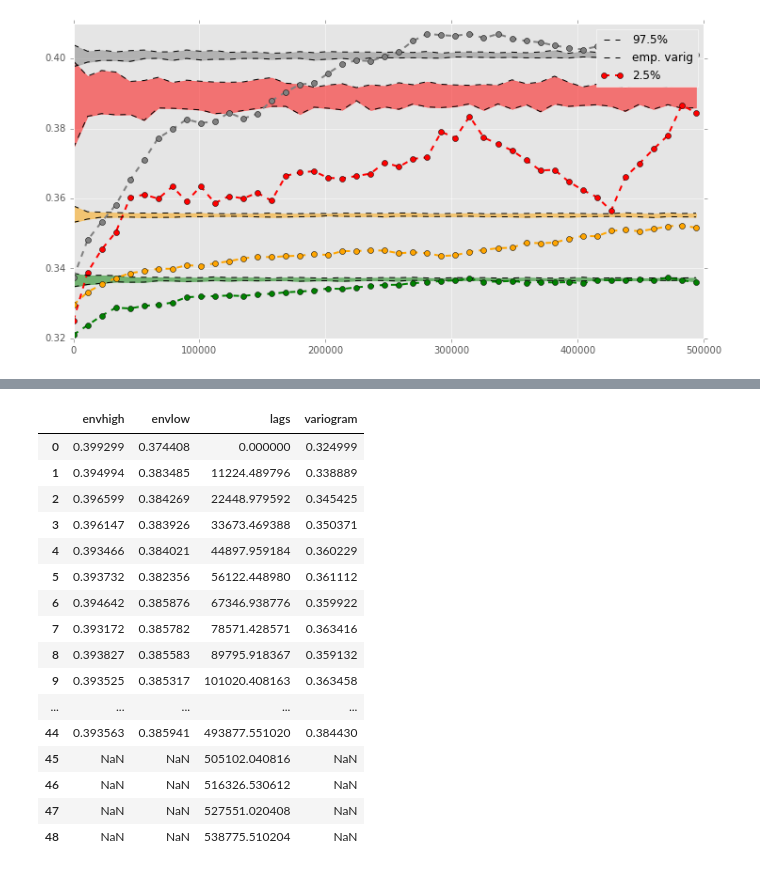
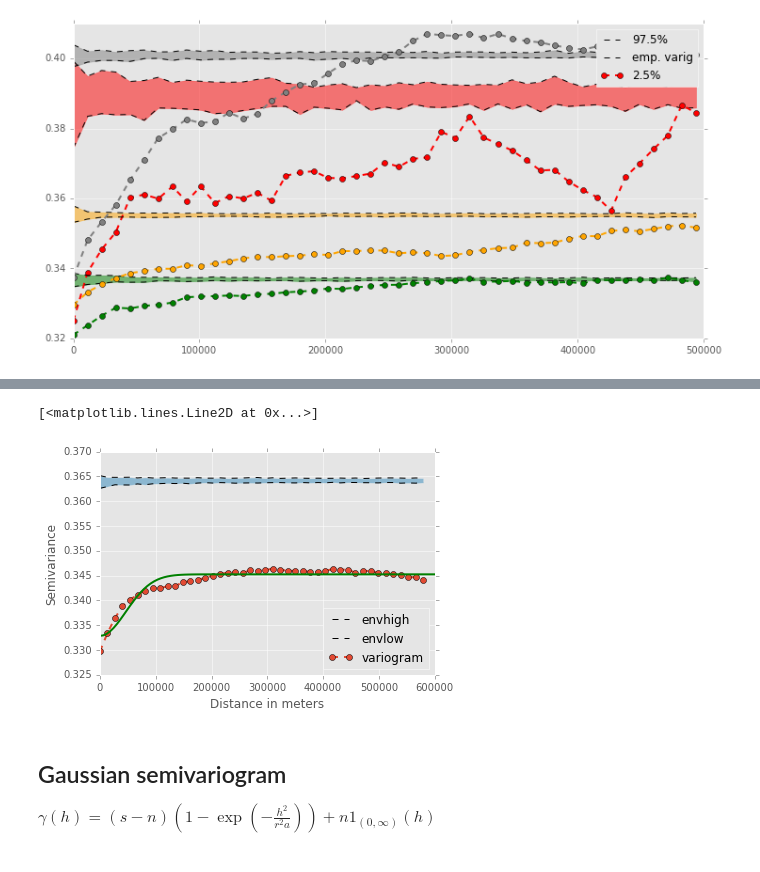
Before and after one commit to molgor/spystats, a Jupyter notebook: notebooks/global_variogram.ipynb, the cells around one changed output, grey strips where cells are left out. Drawn from its saved outputs; the diff is of its cells as text; code cells hidden in the pictures.

Commit message:
Empirical semivariogram fitted

```diff
--- a/notebooks/global_variogram.ipynb
+++ b/notebooks/global_variogram.ipynb
@@ -107,20 +106,20 @@ nv0 = vg0.envelope
-# %%
-nv0
-# %% [output]
-|  | envhigh | envlow | lags | variogram |
-| 0 | 0.399299 | 0.374408 | 0.000000 | 0.324999 |
-| 1 | 0.394994 | 0.383485 | 11224.489796 | 0.338889 |
-| 2 | 0.396599 | 0.384269 | 22448.979592 | 0.345425 |
-| 3 | 0.396147 | 0.383926 | 33673.469388 | 0.350371 |
-| 4 | 0.393466 | 0.384021 | 44897.959184 | 0.360229 |
-| 5 | 0.393732 | 0.382356 | 56122.448980 | 0.361112 |
-| 6 | 0.394642 | 0.385876 | 67346.938776 | 0.359922 |
-| 7 | 0.393172 | 0.385782 | 78571.428571 | 0.363416 |
-| 8 | 0.393827 | 0.385583 | 89795.918367 | 0.359132 |
-| 9 | 0.393525 | 0.385317 | 101020.408163 | 0.363458 |
-| ... | ... | ... | ... | ... |
-| 44 | 0.393563 | 0.385941 | 493877.551020 | 0.384430 |
-| 45 | NaN | NaN | 505102.040816 | NaN |
-| 46 | NaN | NaN | 516326.530612 | NaN |
-| 47 | NaN | NaN | 527551.020408 | NaN |
-| 48 | NaN | NaN | 538775.510204 | NaN |
+# %%
+filename = "../HEC_runs/results/low_q/data_envelope.csv"
+envelope_data = pd.read_csv(filename)
+# %%
+vg = tools.Variogram(new_data,'residuals1',using_distance_threshold=500000)
+# %%
+vg.envelope = envelope_data
+# %%
+vg.empirical = vg.envelope.variogram
+vg.lags = vg.envelope.lags
+# %%
+vg.plot(refresh=False)
+plt.plot(hx,gammas,'green',lw=2)
+# %% [output]
+[<matplotlib.lines.Line2D at 0x...>]
+[figure, added]
+# %% [markdown]
+
+## Gaussian semivariogram
+$\gamma (h)=(s-n)\left(1-\exp \left(-{\frac  {h^{2}}{r^{2}a}}\right)\right)+n1_{{(0,\infty )}}(h)$
```
Also changed, not shown: parts of 13 cells of this notebook, 4 other files.
